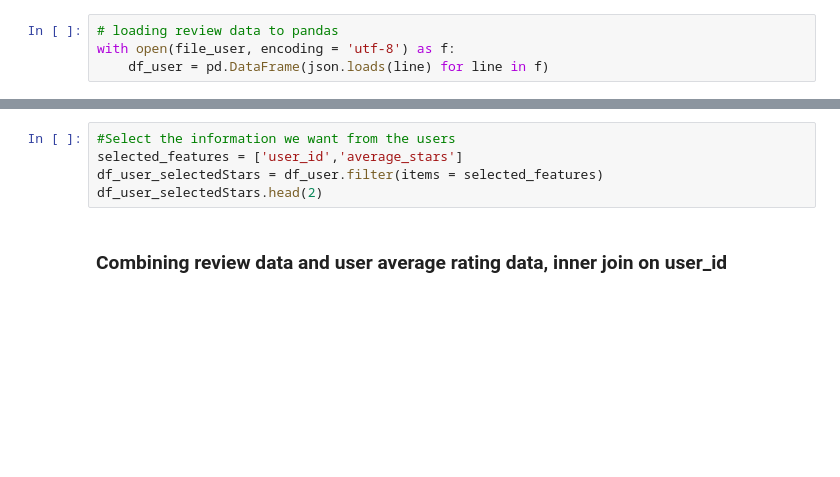
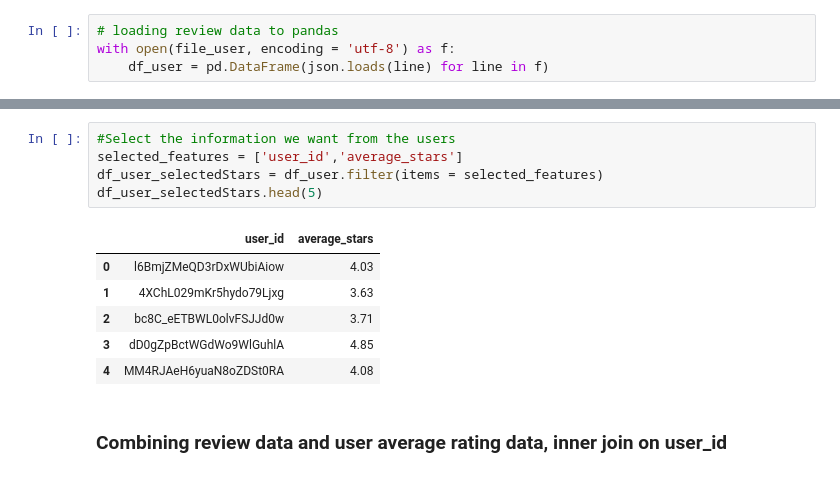
Before and after one commit to TinaBBB/iNAGO_RecSys, a Jupyter notebook: Yelp_data_exploration/Yelp_Data_Preprocess.ipynb, the cells around one changed output, grey strips where cells are left out. Cells and saved outputs as stored; diff of their text form; blank space fills up the shorter version.

```diff
--- a/Yelp_data_exploration/Yelp_Data_Preprocess.ipynb
+++ b/Yelp_data_exploration/Yelp_Data_Preprocess.ipynb
@@ -90,8 +94,15 @@ with open(file_user, encoding = 'utf-8') as f:
 # %%
 #Select the information we want from the users
 selected_features = ['user_id','average_stars']
 df_user_selectedStars = df_user.filter(items = selected_features)
-df_user_selectedStars.head(2)
+df_user_selectedStars.head(5)
+# %% [output]
+|  | user_id | average_stars |
+| 0 | l6BmjZMeQD3rDxWUbiAiow | 4.03 |
+| 1 | 4XChL029mKr5hydo79Ljxg | 3.63 |
+| 2 | bc8C_eETBWL0olvFSJJd0w | 3.71 |
+| 3 | dD0gZpBctWGdWo9WlGuhlA | 4.85 |
+| 4 | MM4RJAeH6yuaN8oZDSt0RA | 4.08 |
 # %% [markdown]
 ### Combining review data and user average rating data, inner join on user_id
 # %%
```
Also changed, not shown: parts of 22 cells of this notebook, 1 other file.
